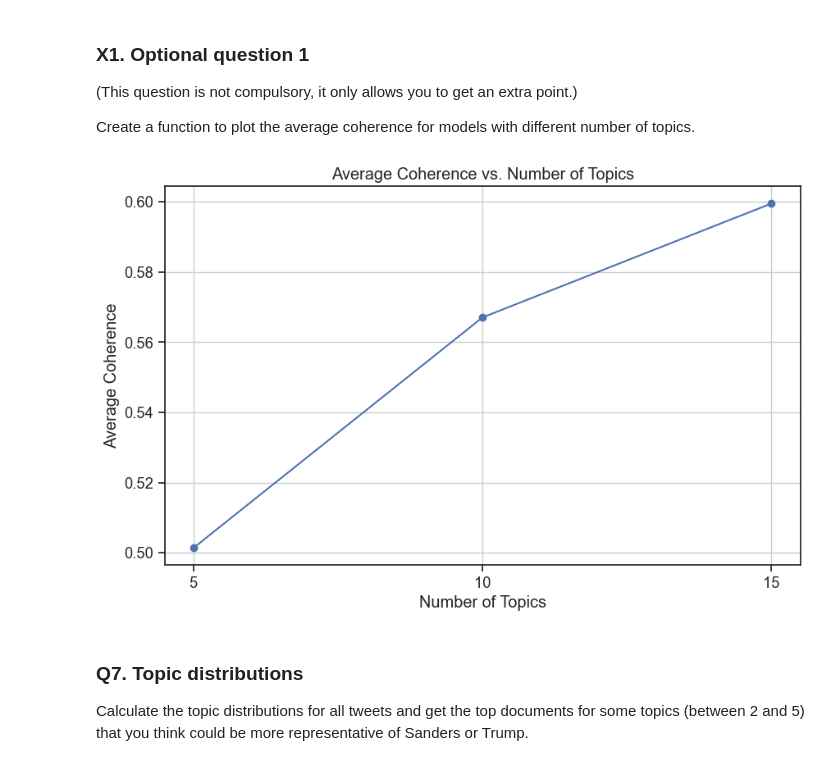
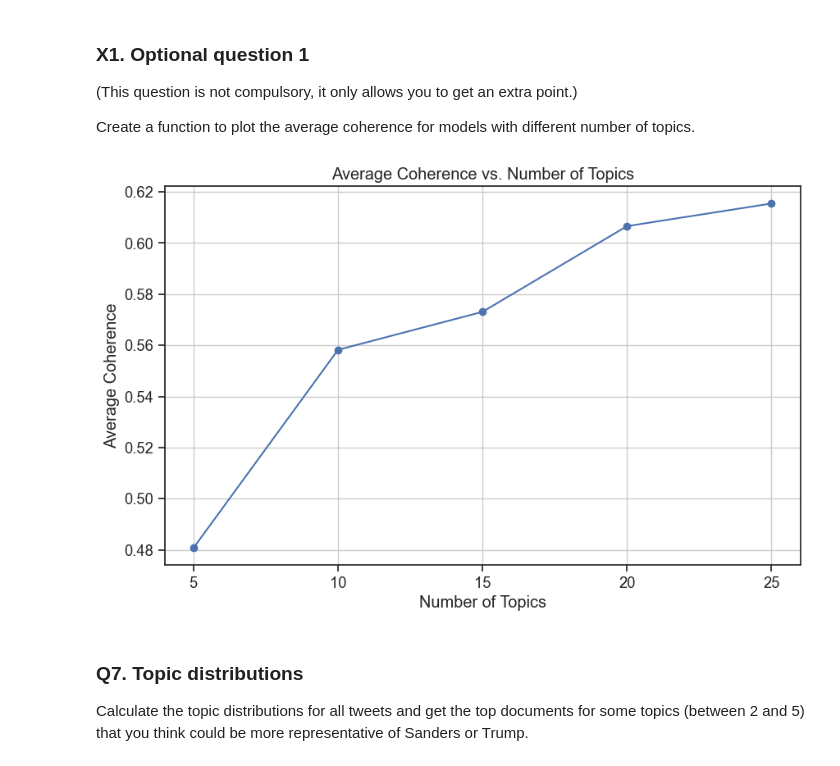
Before and after one commit to FlyingCitroen/AnalysingData, a Jupyter notebook: A3/Assignment3_AD_S5486211.ipynb, the cells around one changed output. Drawn from its saved outputs; the diff is of its cells as text; code cells hidden in the pictures.

```diff
--- a/A3/Assignment3_AD_S5486211.ipynb
+++ b/A3/Assignment3_AD_S5486211.ipynb
@@ -256,9 +253,9 @@ Per Topic: [0.5867369413375855, 0.5337166801095009, 0.6513289183378219, 0.520738
 # %%
 
-num_topics = 5
+num_topics_5 = 5
 
 # Intialize the model
-model = tp.LDAModel(k=num_topics)
+model = tp.LDAModel(k=num_topics_5)
 
 # Add each document to the model, after splitting it up into words
 for text in training_data:
@@ -273,12 +270,12 @@ for i in range(0, 100, iterations):
 # There are different metrics for coherence, we choose `c_v`
 
 # 5 topics' result
-coh5 = tp.coherence.Coherence(model, coherence='c_v')
-average_coherence5 = coh5.get_score()
-coherence_per_topic5 = [coh5.get_score(topic_id=k) for k in range(model.k)]
+coh = tp.coherence.Coherence(model, coherence='c_v')
+average_coherence_5 = coh.get_score()
+coherence_per_topic = [coh.get_score(topic_id=k) for k in range(model.k)]
 
 print('==== Coherence 5 topics: {} ===='.format('c_v'))
-print('Average:', average_coherence5, '\nPer Topic:', coherence_per_topic5)
+print('Average:', average_coherence_5, '\nPer Topic:', coherence_per_topic)
 print()
 # %% [output]
 Topic Model Training...
@@ -377,13 +462,13 @@ def plot_avg_coherence(num_topics_list, coherence_scores):
     plt.xticks(num_topics_list)
     plt.grid(True)
     plt.show()
-# %%
-num_topics_list = [5, 10, 15]
-coherence_scores = [0.501432141661644, 0.5670614880323409, 0.5995011894901593]
-
-plot_avg_coherence(num_topics_list, coherence_scores)
-# %% [output]
-[figure, removed]
+# %%
+num_topics_list = [num_topics_5, num_topics_10, num_topics, num_topics_20, num_topics_25]
+coherence_scores = [average_coherence_5, average_coherence_10, average_coherence, average_coherence_20, average_coherence_25]
+
+plot_avg_coherence(num_topics_list, coherence_scores)
+# %% [output]
+[figure, added]
 # %% [markdown]
 ### Q7. Topic distributions
 Calculate the topic distributions for all tweets and get the top documents for some topics (between 2 and 5) that you think could be more representative of Sanders or Trump.
```
Also changed, not shown: parts of 18 cells of this notebook.
